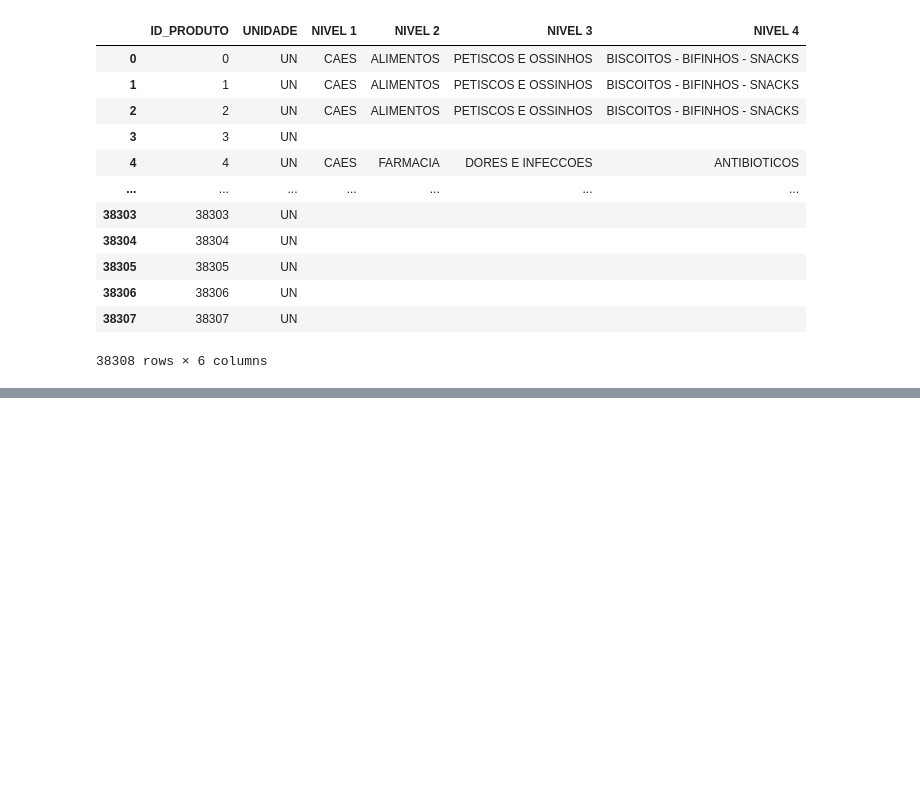
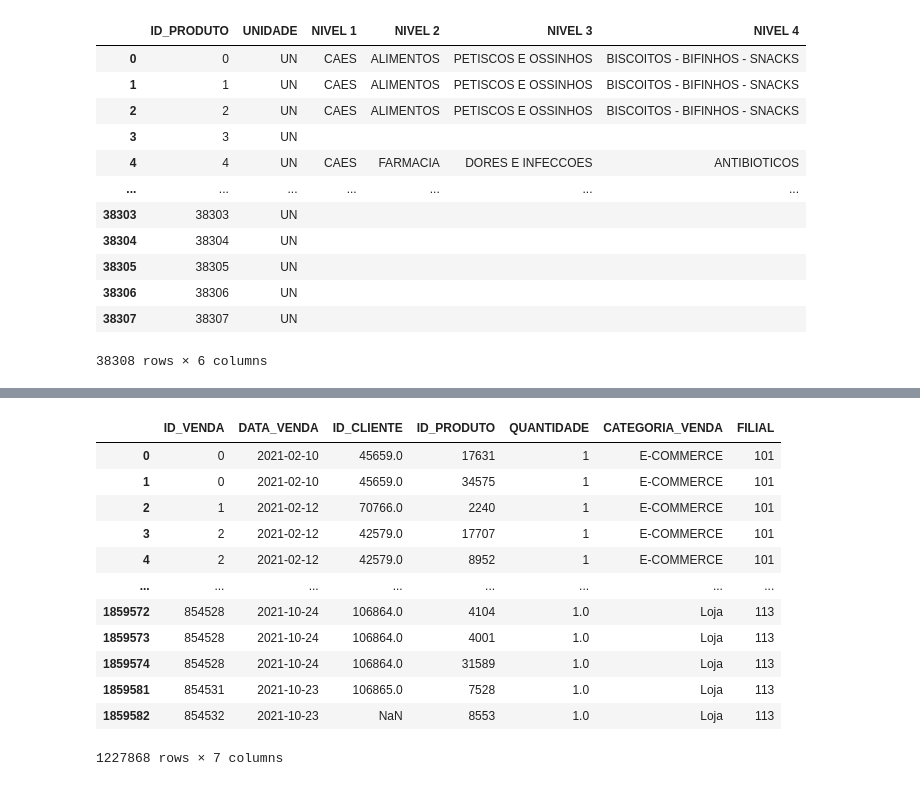
Before and after one commit to vazraul/PetStore, a Jupyter notebook: PetStore.ipynb, the cells around one changed output, grey strips where cells are left out. Saved outputs shown, nothing was run; the diff lists cells and outputs as text; code cells hidden in the pictures; blank space fills up the shorter version.

Commit message:
analise sobre vendas

```diff
--- a/PetStore.ipynb
+++ b/PetStore.ipynb
@@ -95,0 +142,2 @@ df_venda
+# %%
+df_venda.DATA_VENDA = pd.to_datetime(df_venda.DATA_VENDA)
@@ -111,0 +277,2 @@ df_produto
+# %%
+df_caes = df_produto[df_produto['NIVEL 1'] == 'CAES                          ']
@@ -111,0 +294,20 @@ df_produto
+# %%
+
+
+df_venda_caes = df_venda[df_venda['ID_PRODUTO'].isin(df_caes['ID_PRODUTO'])]
+# %%
+df_venda_caes
+# %% [output]
+|  | ID_VENDA | DATA_VENDA | ID_CLIENTE | ID_PRODUTO | QUANTIDADE | CATEGORIA_VENDA | FILIAL |
+| 0 | 0 | 2021-02-10 | 45659.0 | 17631 | 1 | E-COMMERCE | 101 |
+| 1 | 0 | 2021-02-10 | 45659.0 | 34575 | 1 | E-COMMERCE | 101 |
+| 2 | 1 | 2021-02-12 | 70766.0 | 2240 | 1 | E-COMMERCE | 101 |
+| 3 | 2 | 2021-02-12 | 42579.0 | 17707 | 1 | E-COMMERCE | 101 |
+| 4 | 2 | 2021-02-12 | 42579.0 | 8952 | 1 | E-COMMERCE | 101 |
+| ... | ... | ... | ... | ... | ... | ... | ... |
+| 1859572 | 854528 | 2021-10-24 | 106864.0 | 4104 | 1.0 | Loja | 113 |
+| 1859573 | 854528 | 2021-10-24 | 106864.0 | 4001 | 1.0 | Loja | 113 |
+| 1859574 | 854528 | 2021-10-24 | 106864.0 | 31589 | 1.0 | Loja | 113 |
+| 1859581 | 854531 | 2021-10-23 | 106865.0 | 7528 | 1.0 | Loja | 113 |
+| 1859582 | 854532 | 2021-10-23 | NaN | 8553 | 1.0 | Loja | 113 |
+1227868 rows × 7 columns
```
Also changed, not shown: parts of 32 cells of this notebook.
